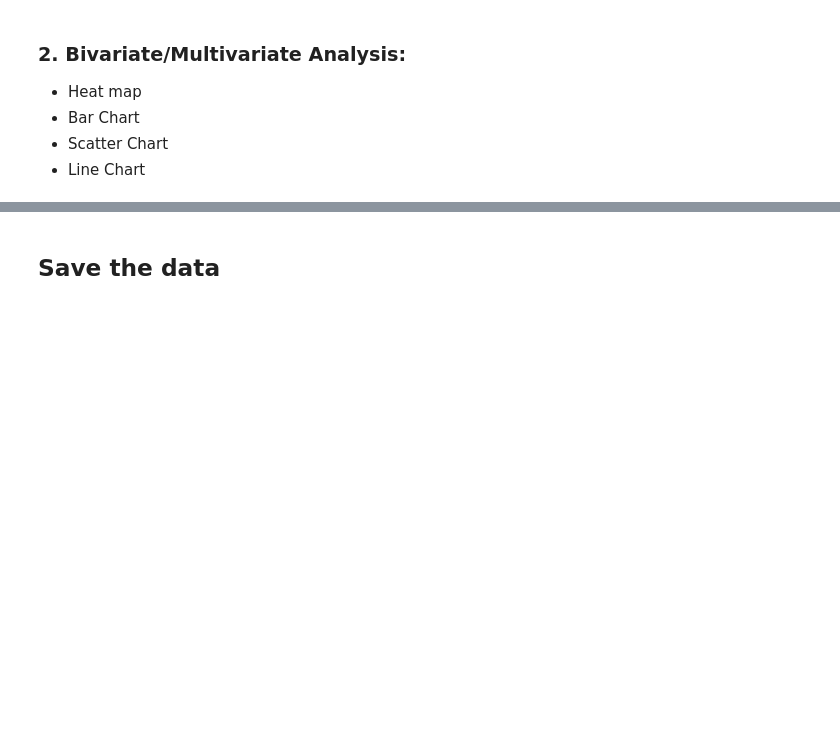
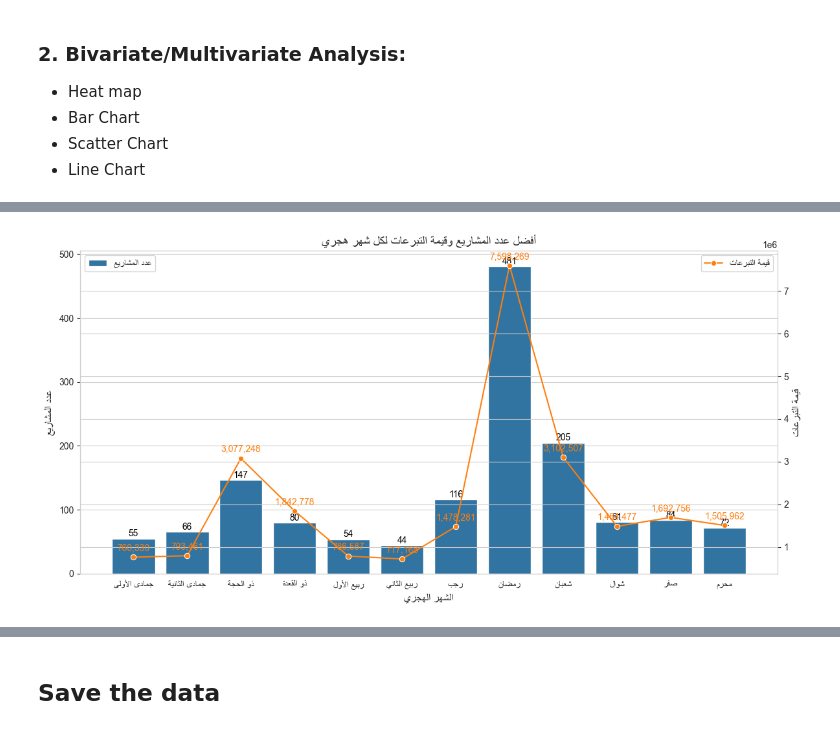
Before and after one commit to Hamad-32/Ehsan-Analysis, a Jupyter notebook: EDA & Data Cleaning.ipynb, the cells around one changed output, grey strips where cells are left out. Saved outputs shown, nothing was run; the diff lists cells and outputs as text; code cells hidden in the pictures; blank space fills up the shorter version.

```diff
--- a/EDA & Data Cleaning.ipynb
+++ b/EDA & Data Cleaning.ipynb
@@ -292,0 +413,59 @@ plt.show()
+# %%
+#Group by Hijri month and aggregate data
+monthly_data = df_ehsan.groupby('Hijri_Month').agg({
+    'Number of donations': 'sum',  # Sum of donations
+    'Project Names': 'count'       # Count of projects
+}).reset_index()
+
+#Fix Arabic labels for display
+monthly_data['Hijri_Month'] = fix_arabic_labels(monthly_data['Hijri_Month'])
+
+#Create the plot
+plt.figure(figsize=(12, 6))
+sns.set_style("whitegrid")
+
+#Plot the number of projects (bar chart)
+ax1 = sns.barplot(
+    x='Hijri_Month',
+    y='Project Names',
+    data=monthly_data,
+    color='#1f77b4',
+    label=(get_display(arabic_reshaper.reshape('عدد المشاريع')))
+)
+
+#Add annotations for the number of projects
+for i, value in enumerate(monthly_data['Project Names']):
+    ax1.text(i, value + 0.1, f'{value}', ha='center', va='bottom', fontsize=10, color='black')
+
+#Plot the donation values (line chart)
+ax2 = plt.twinx()
+sns.lineplot(
+    x='Hijri_Month',
+    y='Number of donations',
+    data=monthly_data,
+    color='#ff7f0e',
+    marker='o',
+    #label='قيمة التبرعات',
+    label=(get_display(arabic_reshaper.reshape('قيمة التبرعات'))),
+    ax=ax2
+)
+
+#Add annotations for the donation values
+for i, value in enumerate(monthly_data['Number of donations']):
+    ax2.text(i, value + 100000, f'{value:,.0f}', ha='center', va='bottom', fontsize=10, color='#ff7f0e')
+
+#Labels and title
+ax1.set_xlabel(get_display(arabic_reshaper.reshape("الشهر الهجري")), fontsize=12)
+ax1.set_ylabel(get_display(arabic_reshaper.reshape("عدد المشاريع")), fontsize=12)
+ax2.set_ylabel(get_display(arabic_reshaper.reshape("قيمة التبرعات")), fontsize=12)
+plt.title(get_display(arabic_reshaper.reshape("أفضل عدد المشاريع وقيمة التبرعات لكل شهر هجري")), fontsize=14)
+
+#Add legend
+ax1.legend(loc='upper left')
+ax2.legend(loc='upper right')
+
+#Show the plot
+plt.tight_layout()  # Adjust layout to prevent overlapping
+plt.show()
+# %% [output]
+[figure, added]
```
Also changed, not shown: parts of 18 cells of this notebook, 3 other files.
